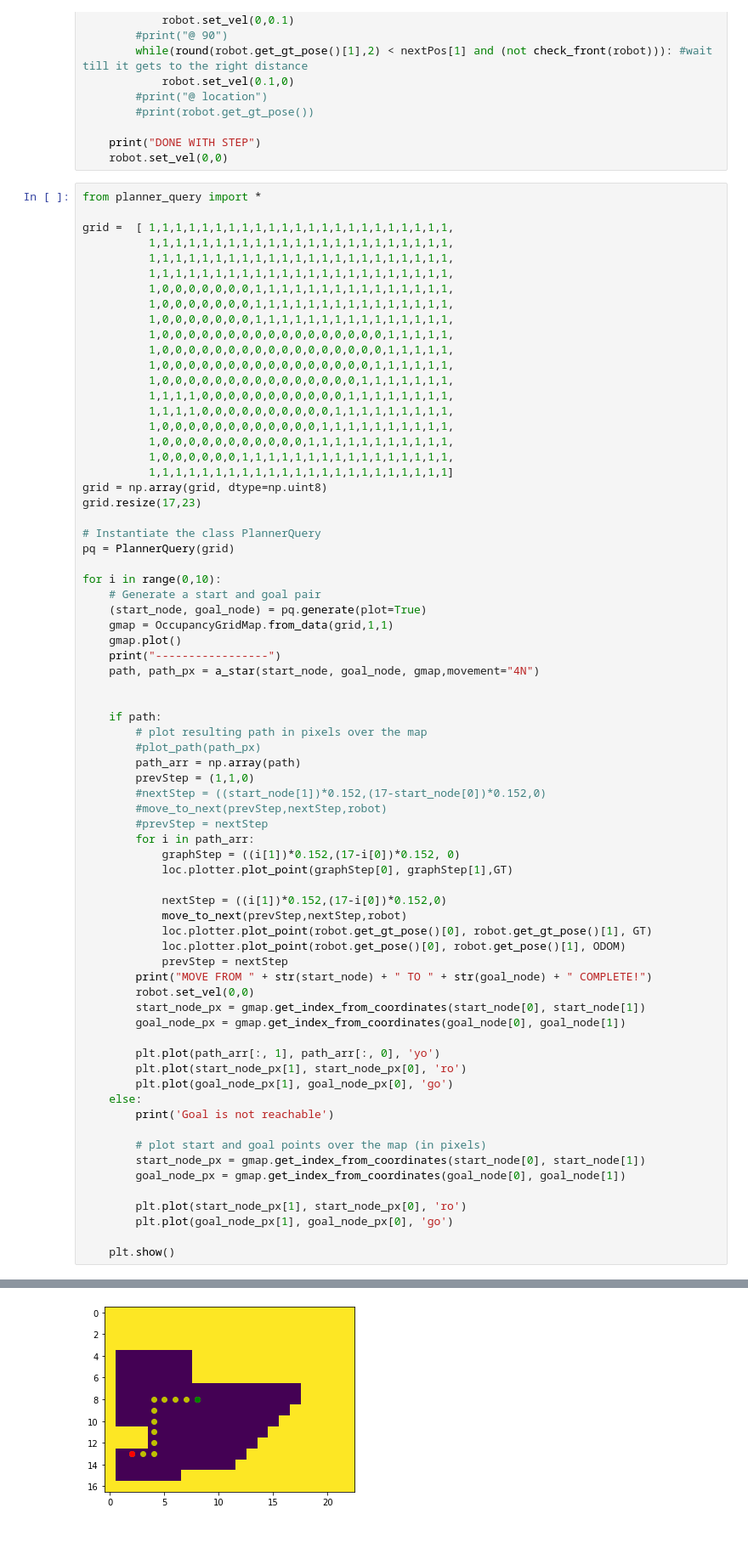
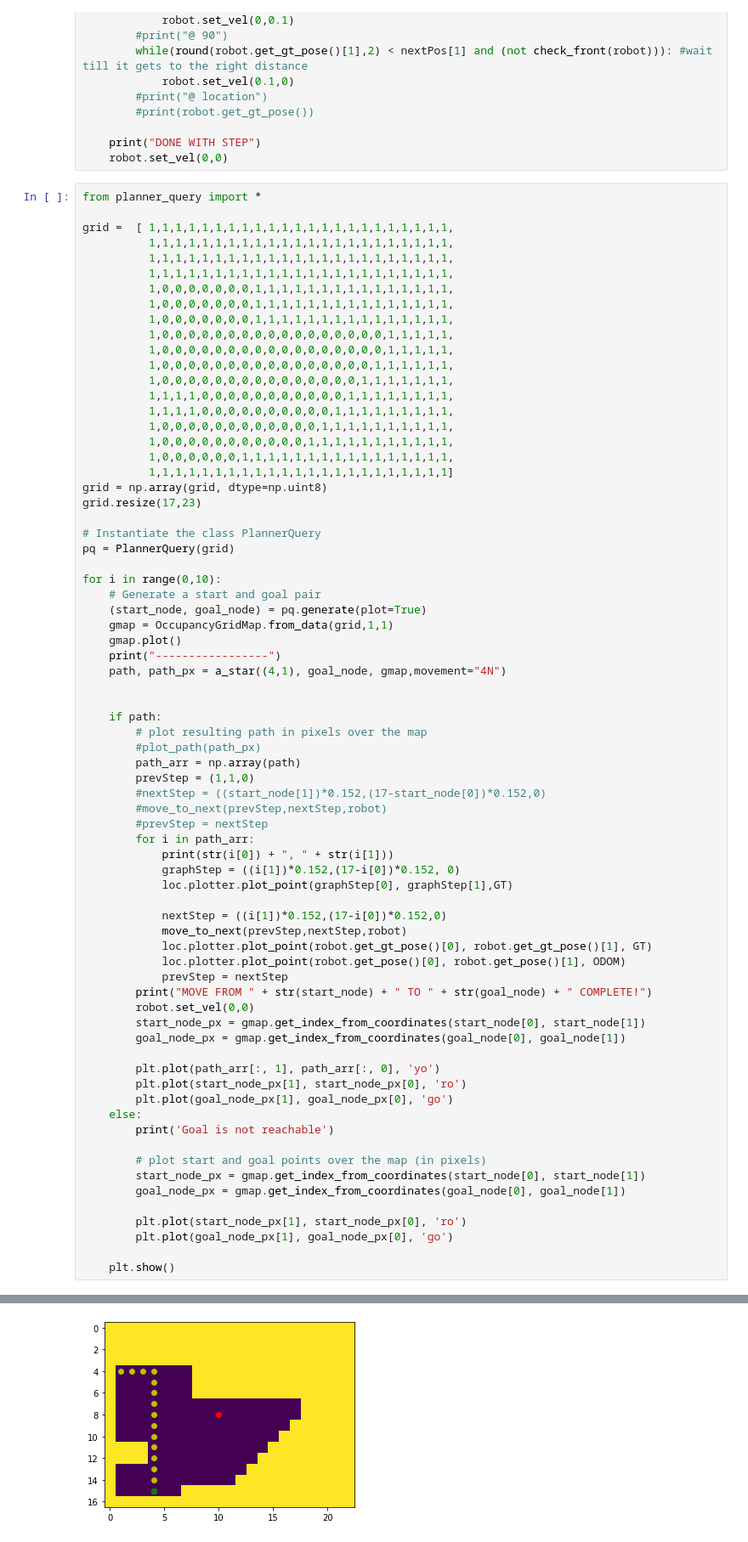
Before and after one commit to caitlinstanton/ece4960, a Jupyter notebook: lab10/lab10_jupyter/scripts/lab9_sim.ipynb, the cells around one changed output, grey strips where cells are left out. Shown: that part at 85% size. Saved outputs shown, nothing was run; the diff lists cells and outputs as text.

```diff
--- a/lab10/lab10_jupyter/scripts/lab9_sim.ipynb
+++ b/lab10/lab10_jupyter/scripts/lab9_sim.ipynb
@@ -191,7 +192,7 @@ for i in range(0,10):
     gmap = OccupancyGridMap.from_data(grid,1,1)
     gmap.plot()
     print("-----------------")
-    path, path_px = a_star(start_node, goal_node, gmap,movement="4N")
+    path, path_px = a_star((4,1), goal_node, gmap,movement="4N")
 
 
     if path:
@@ -203,6 +204,7 @@ for i in range(0,10):
         #move_to_next(prevStep,nextStep,robot)
         #prevStep = nextStep
         for i in path_arr:
+            print(str(i[0]) + ", " + str(i[1]))
             graphStep = ((i[1])*0.152,(17-i[0])*0.152, 0)
             loc.plotter.plot_point(graphStep[0], graphStep[1],GT)
 
@@ -254 +256 @@ MOVE FROM (13, 2) TO (8, 8) COMPLETE!
-[figure, old version]
+[figure, new version]
```
Also changed, not shown: parts of 6 cells of this notebook, 6 other files.
